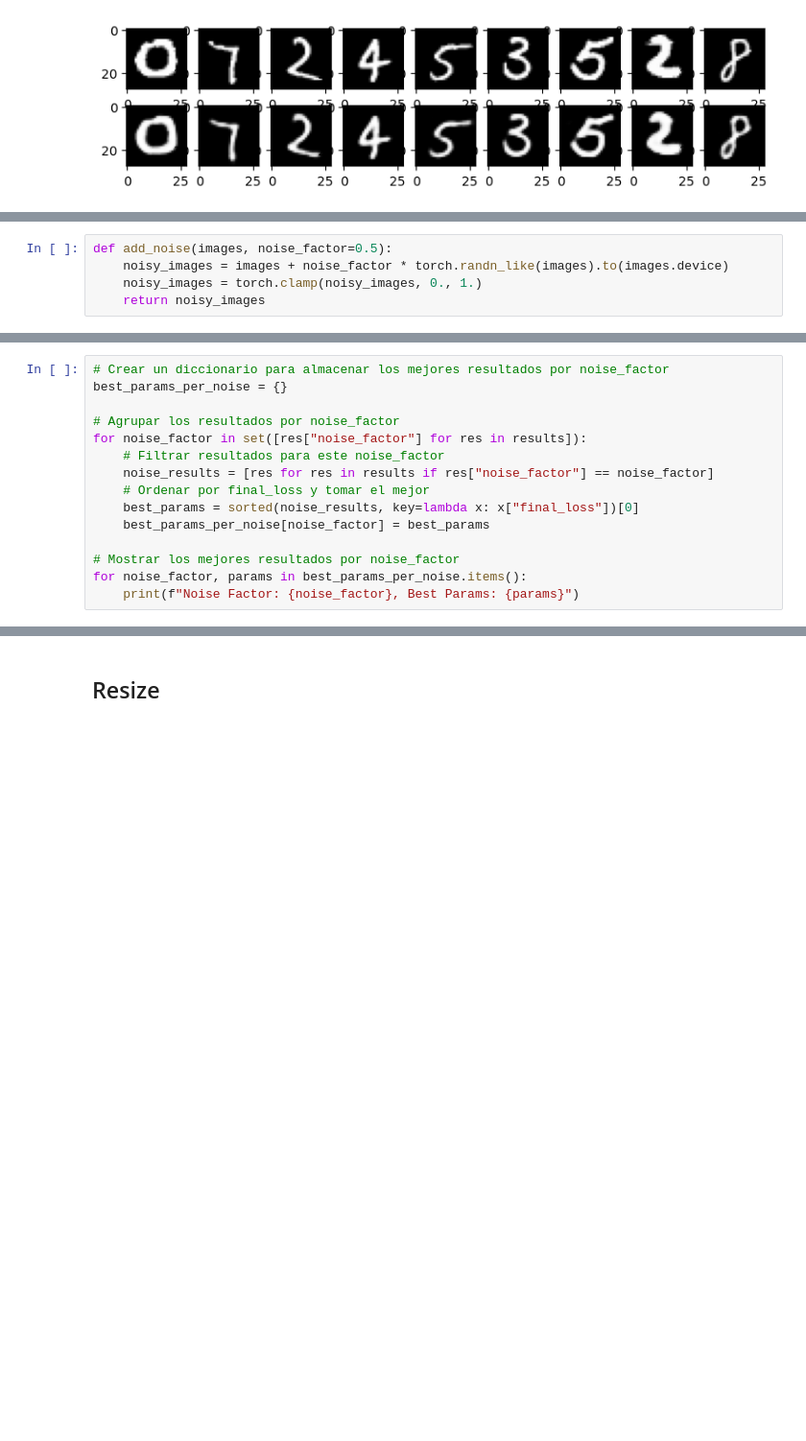
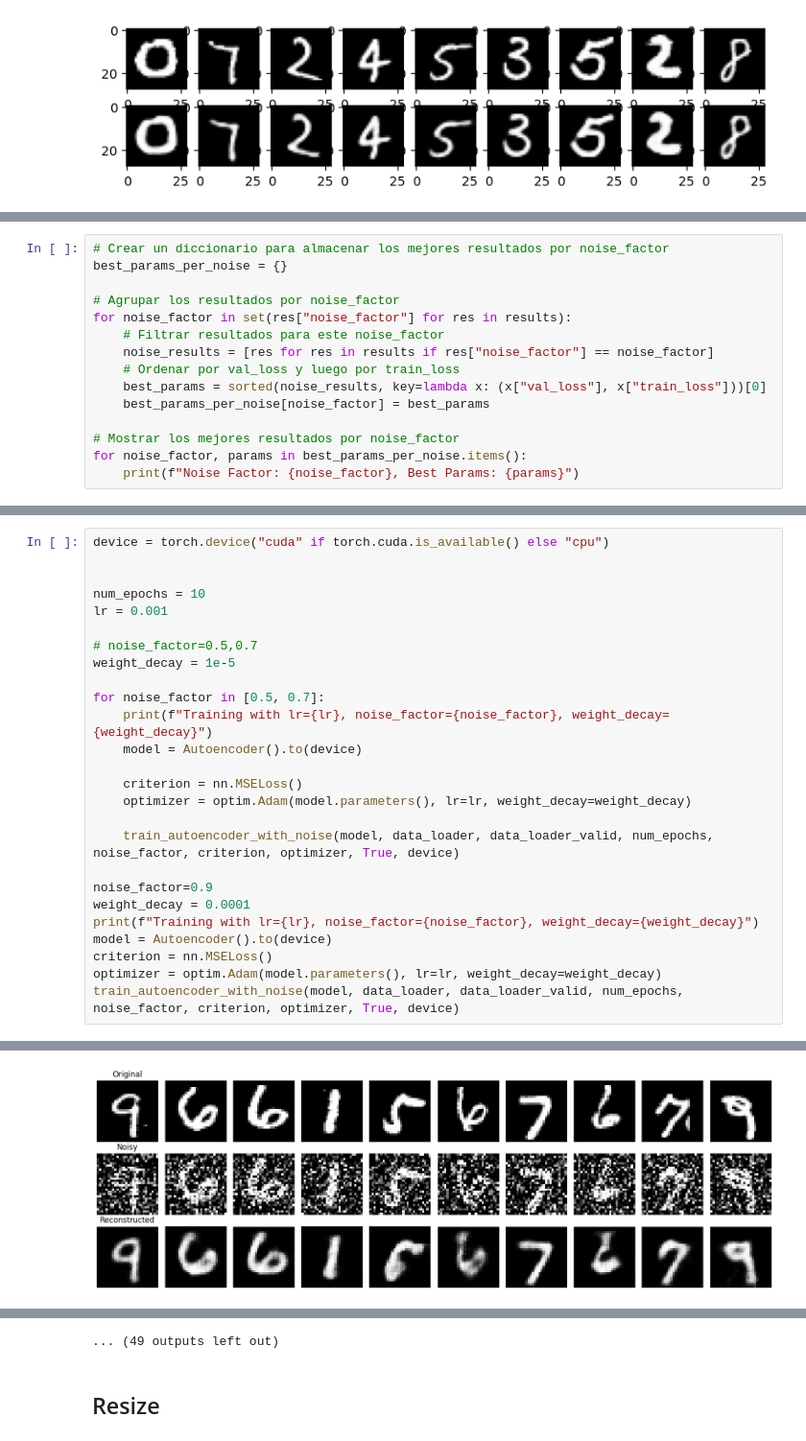
Before and after one commit to lunahernandez/Autoencoders, a Jupyter notebook: nb-07-Autoencoder.ipynb, the cells around one changed output, grey strips where cells are left out. Shown at 96% size. Cells and saved outputs as stored; diff of their text form; blank space fills up the shorter version.

```diff
--- a/nb-07-Autoencoder.ipynb
+++ b/nb-07-Autoencoder.ipynb
@@ -187,5 +183,0 @@ for i, img in enumerate(images[:9]):
-# %%
-def add_noise(images, noise_factor=0.5):
-    noisy_images = images + noise_factor * torch.randn_like(images).to(images.device)
-    noisy_images = torch.clamp(noisy_images, 0., 1.)
-    return noisy_images
@@ -275,11 +361,11 @@ Best Parameters: {'lr': 0.001, 'noise_factor': 0.5, 'weight_decay': 1e-05, 'fina
 best_params_per_noise = {}
 
 # Agrupar los resultados por noise_factor
-for noise_factor in set([res["noise_factor"] for res in results]):
+for noise_factor in set(res["noise_factor"] for res in results):
     # Filtrar resultados para este noise_factor
     noise_results = [res for res in results if res["noise_factor"] == noise_factor]
-    # Ordenar por final_loss y tomar el mejor
-    best_params = sorted(noise_results, key=lambda x: x["final_loss"])[0]
+    # Ordenar por val_loss y luego por train_loss
+    best_params = sorted(noise_results, key=lambda x: (x["val_loss"], x["train_loss"]))[0]
     best_params_per_noise[noise_factor] = best_params
 
 # Mostrar los mejores resultados por noise_factor
@@ -379,0 +378,27 @@ Epoch 6/10, Loss: 0.0118
+# %%
+device = torch.device("cuda" if torch.cuda.is_available() else "cpu")
+
+
+num_epochs = 10
+lr = 0.001
+
+# noise_factor=0.5,0.7
+weight_decay = 1e-5
+
+for noise_factor in [0.5, 0.7]:
+    print(f"Training with lr={lr}, noise_factor={noise_factor}, weight_decay={weight_decay}")
+    model = Autoencoder().to(device)
+
+    criterion = nn.MSELoss()
+    optimizer = optim.Adam(model.parameters(), lr=lr, weight_decay=weight_decay)
+
+    train_autoencoder_with_noise(model, data_loader, data_loader_valid, num_epochs, noise_factor, criterion, optimizer, True, device)
+
+noise_factor=0.9
+weight_decay = 0.0001
+print(f"Training with lr={lr}, noise_factor={noise_factor}, weight_decay={weight_decay}")
+model = Autoencoder().to(device)
+criterion = nn.MSELoss()
+optimizer = optim.Adam(model.parameters(), lr=lr, weight_decay=weight_decay)
+train_autoencoder_with_noise(model, data_loader, data_loader_valid, num_epochs, noise_factor, criterion, optimizer, True, device)
+# %% [output]
@@ -379,0 +408 @@ Epoch 6/10, Loss: 0.0118
+[figure, added]
@@ -380,3 +424,4 @@ Epoch 6/10, Loss: 0.0118
+... (49 outputs left out)
 # %% [markdown]
 ## Resize
 # %%
```
Also changed, not shown: parts of 10 cells of this notebook.
